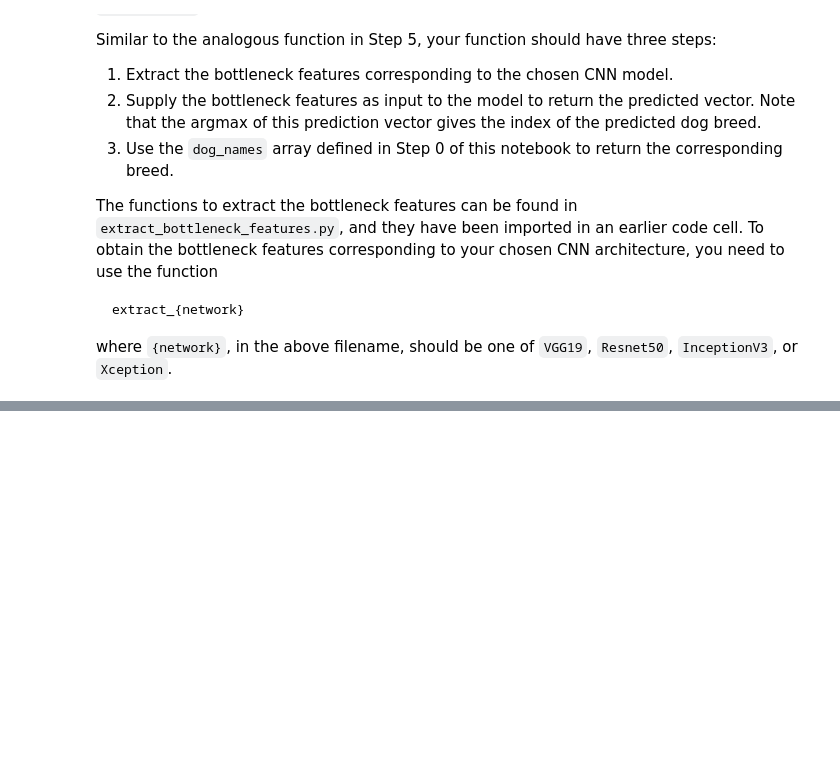
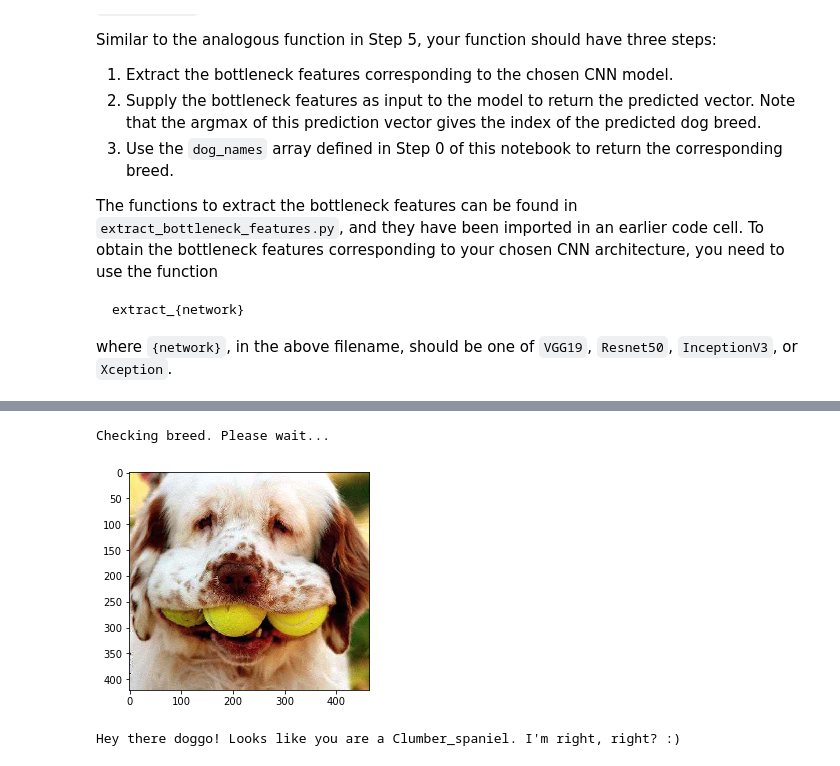
Before and after one commit to gabor182/dog-project, a Jupyter notebook: dog_app.ipynb, the cells around one changed output, grey strips where cells are left out. Cells and saved outputs as stored; diff of their text form; code cells hidden in the pictures; blank space fills up the shorter version.

```diff
--- a/dog_app.ipynb
+++ b/dog_app.ipynb
@@ -692,0 +793,10 @@ __Answer:__
+# %%
+dog2 = "images/dog2.jpg"
+print('Checking breed. Please wait...')
+dog2_breed = breed_prediction(dog2)
+display_image(dog2)
+print(dog2_breed)
+# %% [output]
+Checking breed. Please wait...
+[figure, added]
+Hey there doggo! Looks like you are a Clumber_spaniel. I'm right, right? :)
```
Also changed, not shown: parts of 34 cells of this notebook, 1 other file.
